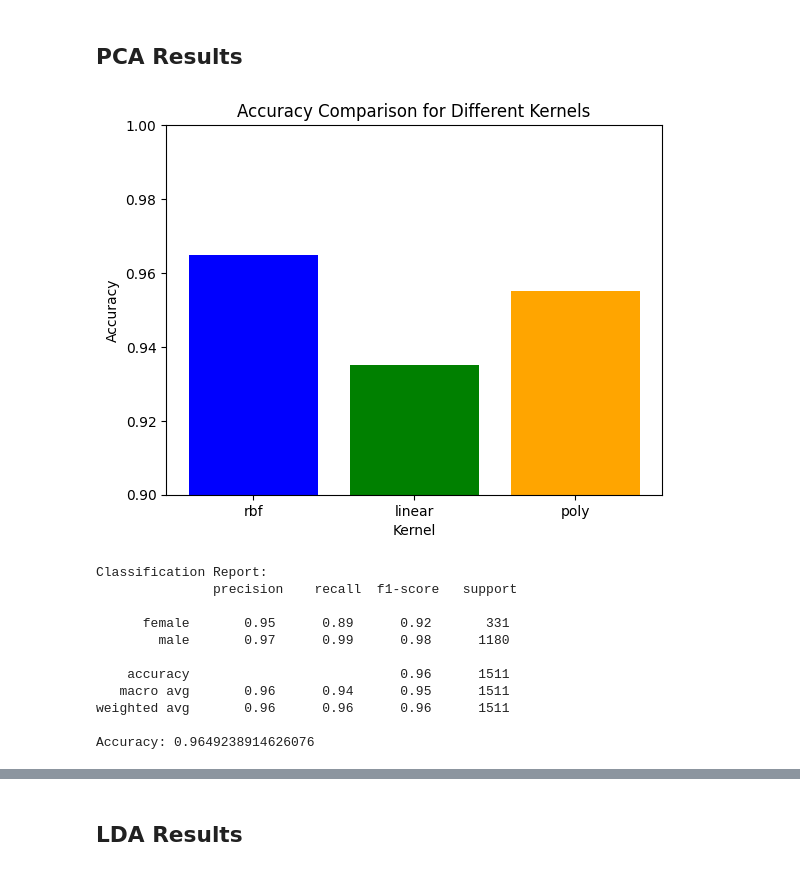
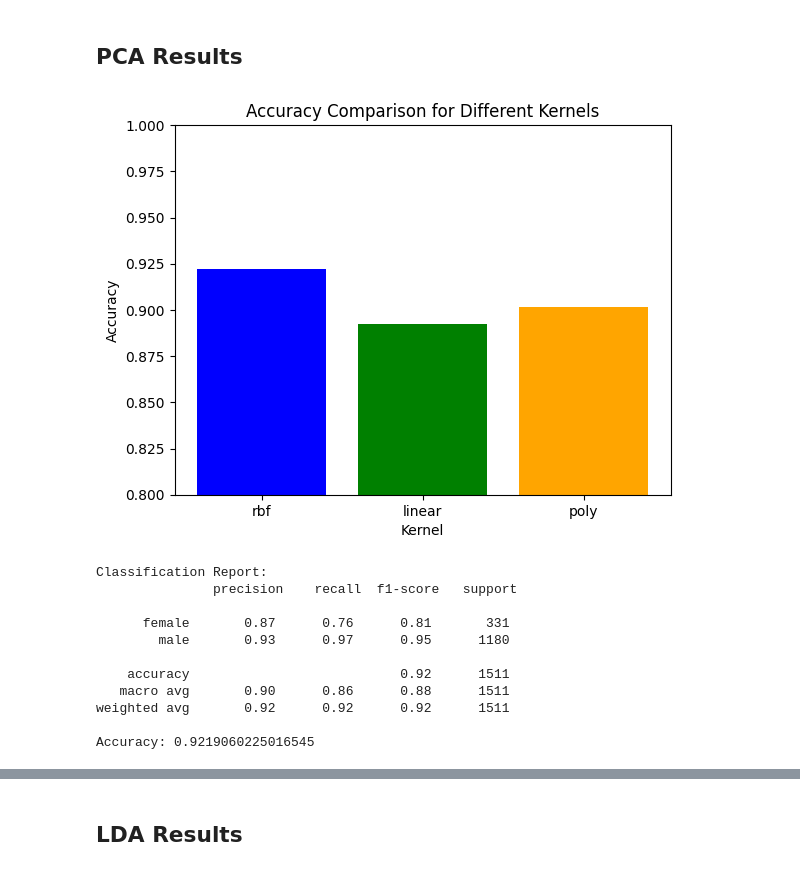
Before and after one commit to amirhosein-prdv/Automatic-Speech-Recognition, a Jupyter notebook: Src/Classification.ipynb, the cells around one changed output, grey strips where cells are left out. Saved outputs shown, nothing was run; the diff lists cells and outputs as text; code cells hidden in the pictures.

```diff
--- a/Src/Classification.ipynb
+++ b/Src/Classification.ipynb
@@ -149,5 +181,5 @@ X_train_scaled.shape
 # %%
-pca = PCA(n_components=20)
+pca = PCA(n_components=8)
 
 X_train_pca = pca.fit_transform(X_train_scaled)
 X_test_pca = pca.transform(X_test_scaled)
@@ -169,15 +201,3 @@ X_test_lda = lda.transform(X_test_scaled)
 X_train_lda.shape
 # %% [output]
 (4531, 1)
-# %%
-svm_model = SVC(kernel='linear', C=1.0, random_state=42)
-
-# Train the SVC model on the LDA-transformed training data
-svm_model.fit(X_train_lda, y_train)
-
-# Make predictions on the LDA-transformed test data
-y_pred = svm_model.predict(X_test_lda)
-
-# Evaluate the performance
-accuracy = accuracy_score(y_test, y_pred)
-print("Accuracy:", accuracy)
@@ -200,27 +220,27 @@ from sklearn.preprocessing import LabelBinarizer
 # %%
 # Create and fit SVC models with different kernels
 kernels = ['rbf', 'linear', 'poly']
 models = {}
 
 for kernel in kernels:
     svm_model = make_pipeline(SVC(kernel=kernel,probability=True))
     svm_model.fit(X_train_pca, y_train)
     y_pred = svm_model.predict(X_test_pca)
     accuracy = accuracy_score(y_test, y_pred)
     models[kernel] = {'model': svm_model, 'accuracy': accuracy}
 
 # Plotting
 kernels = list(models.keys())
 accuracies = [info['accuracy'] for info in models.values()]
 
 plt.bar(kernels, accuracies, color=['blue', 'green', 'orange'])
 plt.xlabel('Kernel')
 plt.ylabel('Accuracy')
 plt.title('Accuracy Comparison for Different Kernels')
-plt.ylim(0.9, 1)  # Set y-axis limits to focus on the range from 0.9 to 1
+plt.ylim(0.8, 1)  # Set y-axis limits to focus on the range from 0.9 to 1
 plt.show()
 # %% [output]
-[figure, old version]
+[figure, new version]
 # %%
 svm_model = make_pipeline(SVC(kernel='rbf', probability=True))
 svm_model.fit(X_train_pca, y_train)
@@ -234,14 +254,14 @@ print("Accuracy:", svm_accuracy)
 Classification Report:
                precision    recall  f1-score   support
 
-      female       0.95      0.89      0.92       331
-        male       0.97      0.99      0.98      1180
+      female       0.87      0.76      0.81       331
+        male       0.93      0.97      0.95      1180
 
-    accuracy                           0.96      1511
-   macro avg       0.96      0.94      0.95      1511
-weighted avg       0.96      0.96      0.96      1511
+    accuracy                           0.92      1511
+   macro avg       0.90      0.86      0.88      1511
+weighted avg       0.92      0.92      0.92      1511
 
-Accuracy: 0.9649238914626076
+Accuracy: 0.9219060225016545
 # %%
 # Plot the confusion matrix
 cm = confusion_matrix(y_test, y_pred)
```
Also changed, not shown: parts of 22 cells of this notebook.
